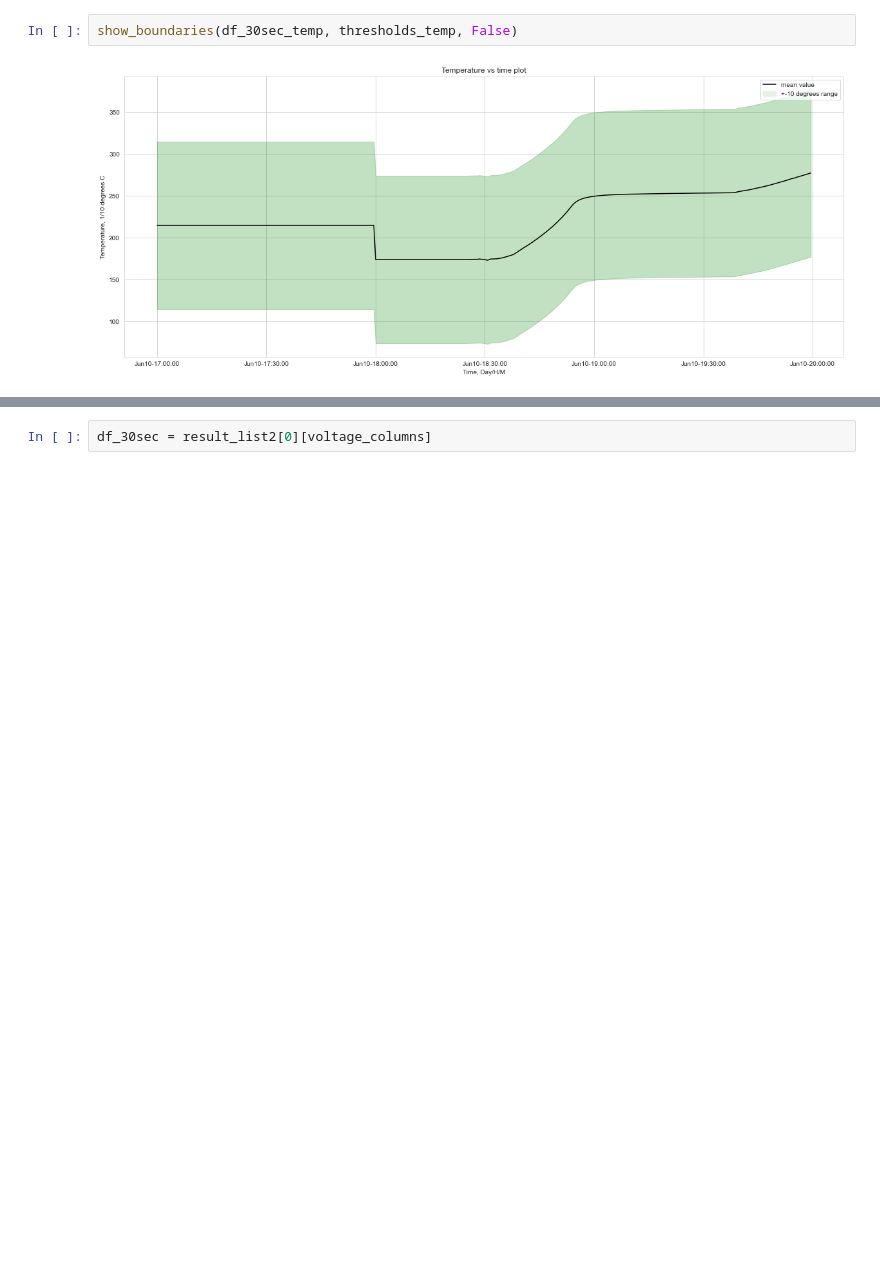
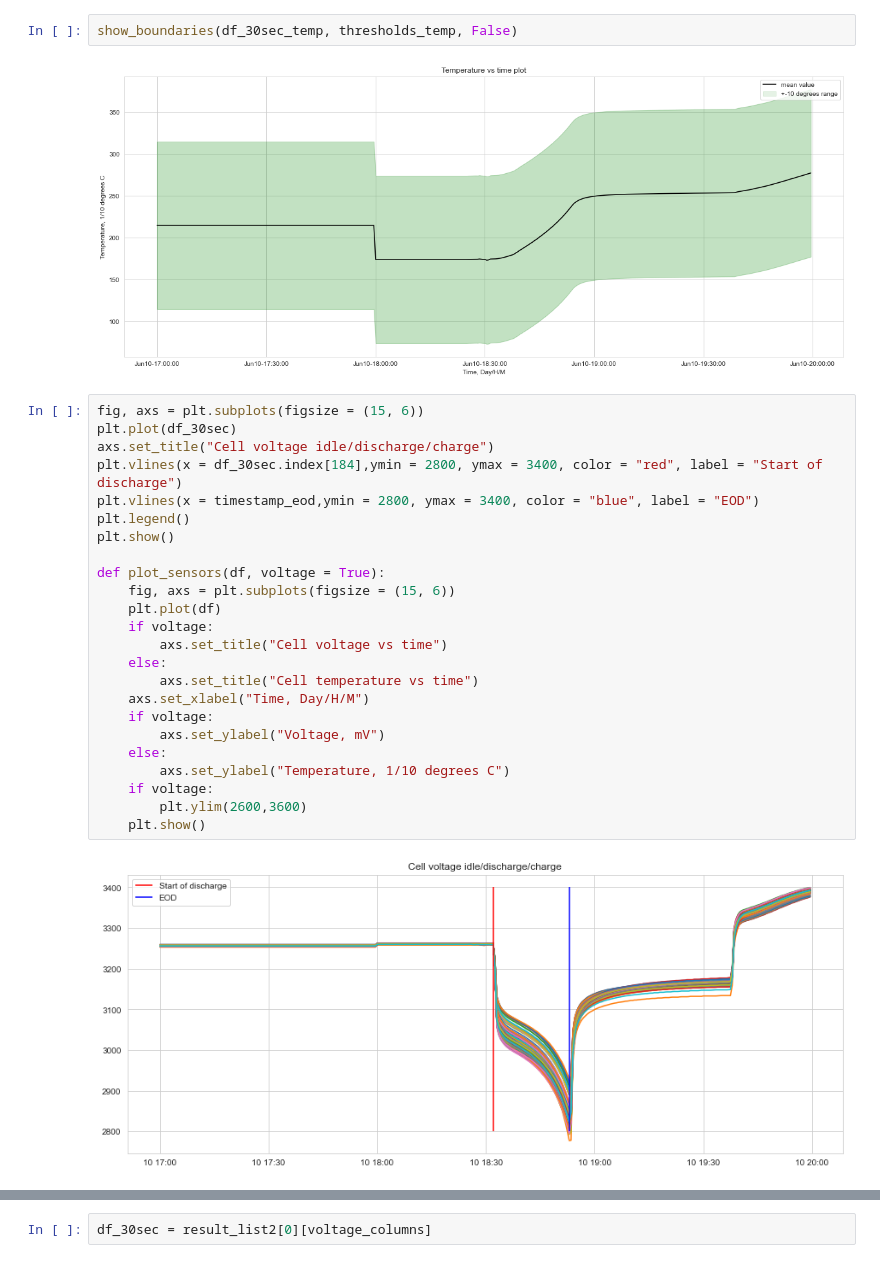
Before and after one commit to 314ka4y/Anomaly-detection-project, a Jupyter notebook: Anomaly_detection.ipynb, the cells around one changed output, grey strips where cells are left out. Saved outputs shown, nothing was run; the diff lists cells and outputs as text; blank space fills up the shorter version.

```diff
--- a/Anomaly_detection.ipynb
+++ b/Anomaly_detection.ipynb
@@ -930,4 +883,30 @@ thresholds_temp = create_thresholds(df_30sec_temp, std = False)
 show_boundaries(df_30sec_temp, thresholds_temp, False)
 # %% [output]
 [figure]
+# %%
+fig, axs = plt.subplots(figsize = (15, 6))
+plt.plot(df_30sec)
+axs.set_title("Cell voltage idle/discharge/charge")
+plt.vlines(x = df_30sec.index[184],ymin = 2800, ymax = 3400, color = "red", label = "Start of discharge")
+plt.vlines(x = timestamp_eod,ymin = 2800, ymax = 3400, color = "blue", label = "EOD")
+plt.legend()
+plt.show()
+
+def plot_sensors(df, voltage = True):
+    fig, axs = plt.subplots(figsize = (15, 6))
+    plt.plot(df)
+    if voltage:
+        axs.set_title("Cell voltage vs time")
+    else:
+        axs.set_title("Cell temperature vs time")
+    axs.set_xlabel("Time, Day/H/M")
+    if voltage:
+        axs.set_ylabel("Voltage, mV")
+    else:
+        axs.set_ylabel("Temperature, 1/10 degrees C")
+    if voltage:
+        plt.ylim(2600,3600)
+    plt.show()
+# %% [output]
+[figure, added]
 # %%
```
Also changed, not shown: parts of 189 cells of this notebook.
